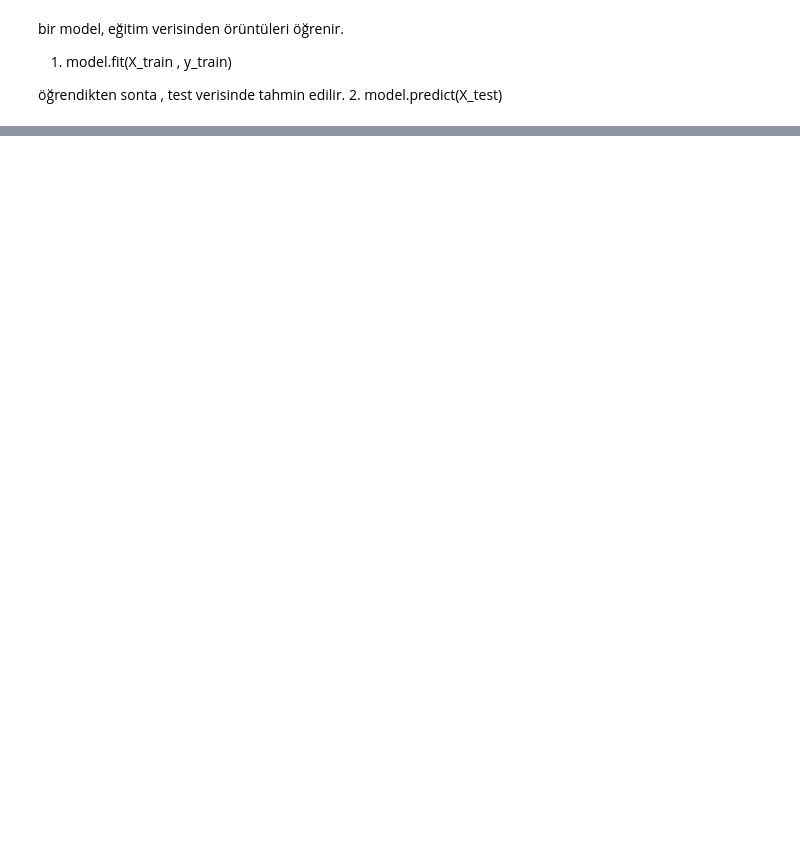
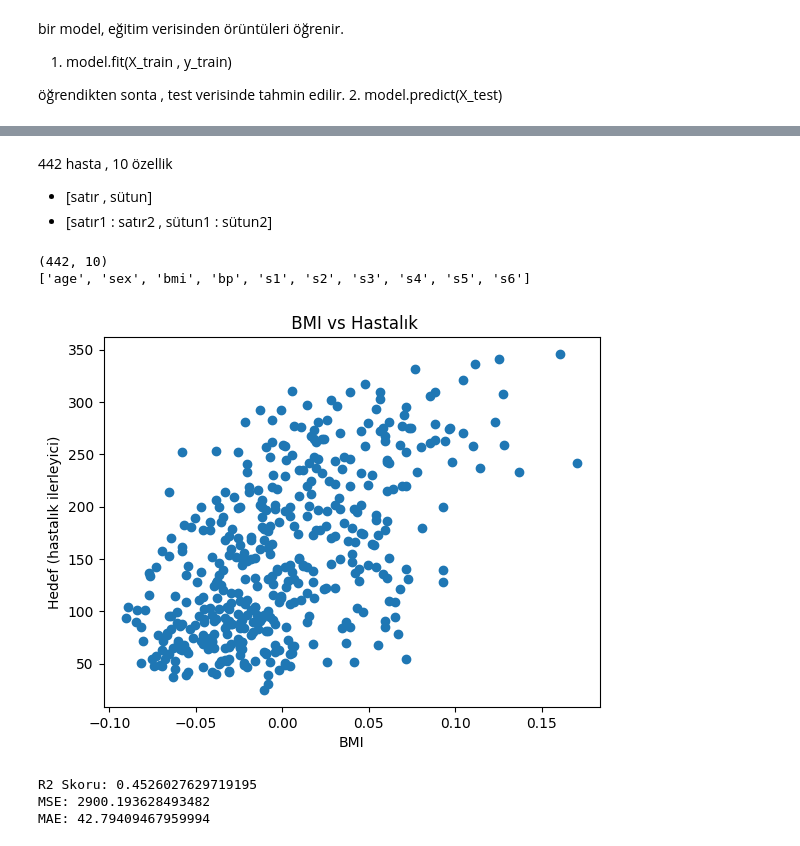
Before and after one commit to burakcnaksy0/btkAkademi-yapay-zeka-llm-veri-analizi-atolyesi, a Jupyter notebook: yapay_zeka_18072025/yapay_zeka_18072025.ipynb, the cells around one changed output, grey strips where cells are left out. Cells and saved outputs as stored; diff of their text form; code cells hidden in the pictures; blank space fills up the shorter version.

```diff
--- a/yapay_zeka_18072025/yapay_zeka_18072025.ipynb
+++ b/yapay_zeka_18072025/yapay_zeka_18072025.ipynb
@@ -322,0 +227,26 @@ print("Classification Report:\n"), class_report
+# %% [markdown]
+442 hasta , 10 özellik
+* [satır , sütun]
+* [satır1 : satır2 , sütun1 : sütun2]
+# %%
+from sklearn.datasets import load_diabetes
+
+diabetes = load_diabetes()
+X = diabetes.data
+y = diabetes.target
+
+print(X.shape)
+print(diabetes.feature_names)
+# %% [output]
+(442, 10)
+['age', 'sex', 'bmi', 'bp', 's1', 's2', 's3', 's4', 's5', 's6']
+# %%
+import matplotlib.pyplot as plt
+
+plt.scatter(X[:,2],y)
+plt.xlabel("BMI")
+plt.ylabel("Hedef (hastalık ilerleyici)")
+plt.title(" BMI vs Hastalık")
+plt.show()
+# %% [output]
+[figure, added]
@@ -322,0 +262,13 @@ print("Classification Report:\n"), class_report
+# %%
+from sklearn.metrics import r2_score , mean_absolute_error , mean_squared_error
+
+mse = mean_squared_error(y_test, y_pred)
+mae = mean_absolute_error(y_test, y_pred)
+r2 = r2_score(y_test, y_pred)
+print("R2 Skoru:", r2)
+print("MSE:", mse)
+print("MAE:", mae)
+# %% [output]
+R2 Skoru: 0.4526027629719195
+MSE: 2900.193628493482
+MAE: 42.79409467959994
```
Also changed, not shown: parts of 28 cells of this notebook, 13 other files.
